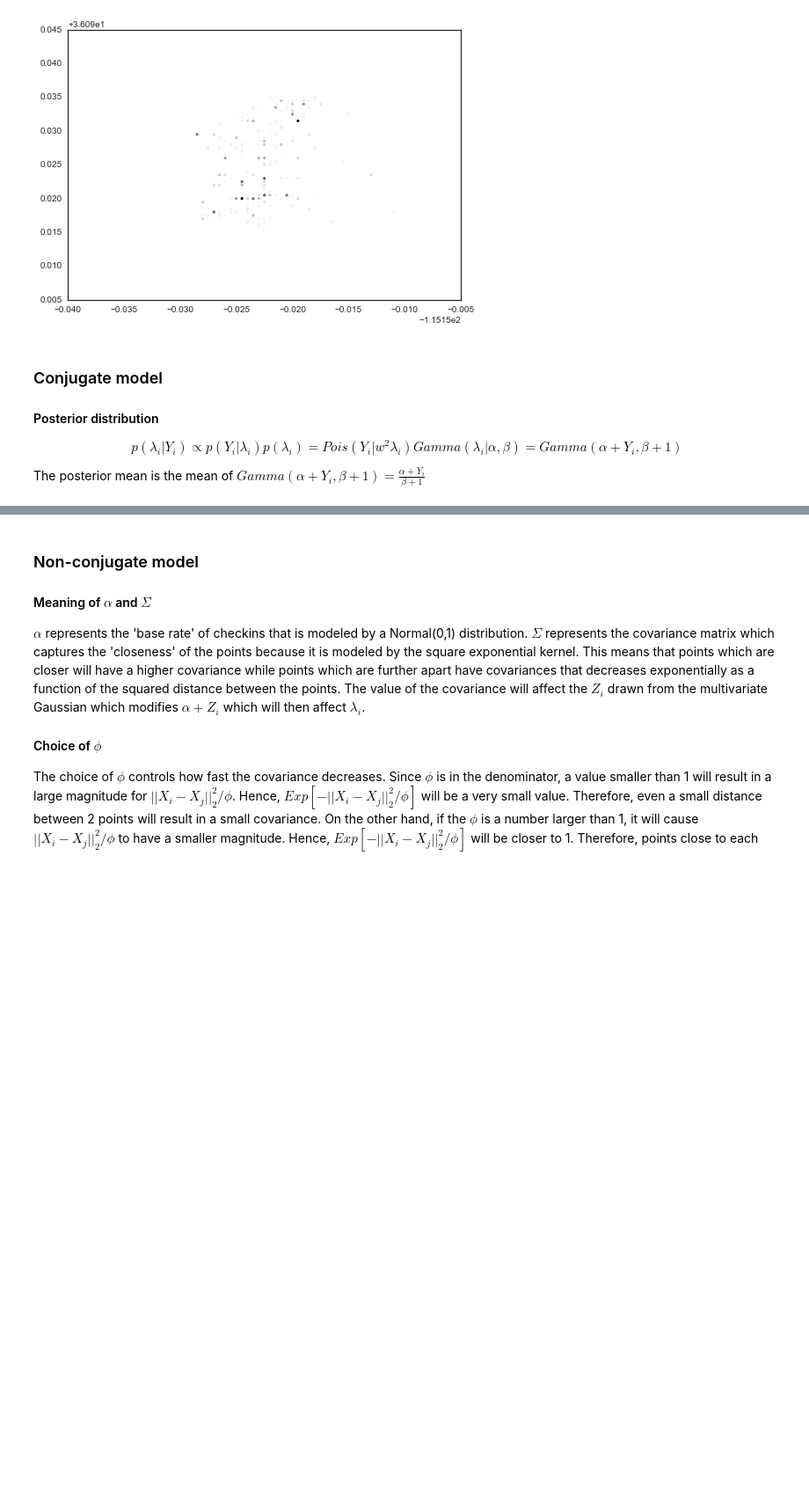
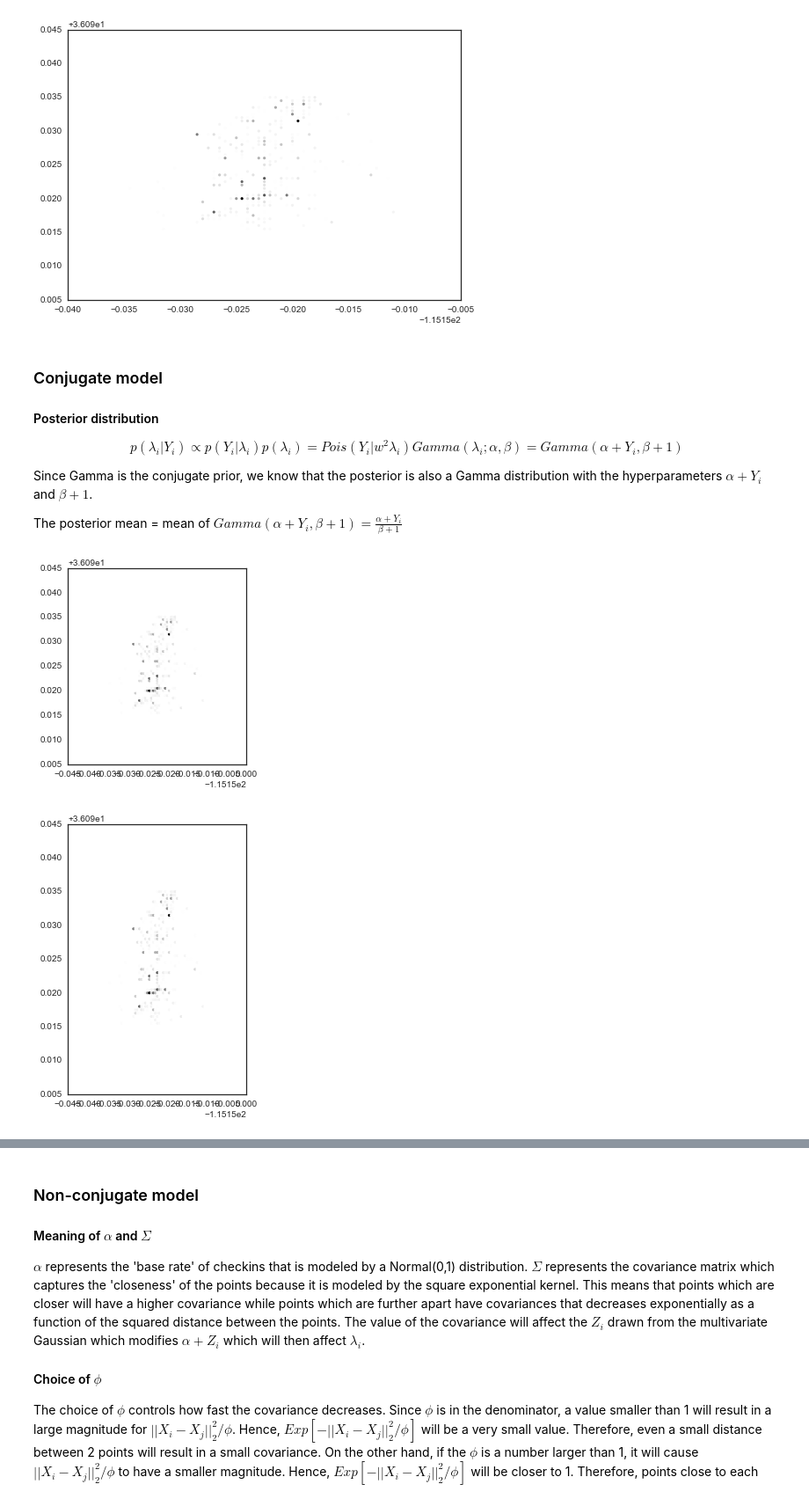
Before and after one commit to hanqingxu93/2016, a Jupyter notebook: Homework/AM207_JOSHUAMEI_HW4.ipynb, the cells around one changed output, grey strips where cells are left out. Shown: that part at 88% size. Saved outputs shown, nothing was run; the diff lists cells and outputs as text; code cells hidden in the pictures; blank space fills up the shorter version.

```diff
--- a/Homework/AM207_JOSHUAMEI_HW4.ipynb
+++ b/Homework/AM207_JOSHUAMEI_HW4.ipynb
@@ -136,19 +136,24 @@ def ess(Y, Sig,log_lik, N_mcmc, burn_in, N):
 
 #### Posterior distribution
 
-$$p(\lambda_i|Y_i) \propto p(Y_i|\lambda_i)p(\lambda_i) = Pois(Y_i|w^2\lambda_i)Gamma(\lambda_i|\alpha, \beta)=Gamma(\alpha+Y_i,\beta+1)$$
+$$p(\lambda_i|Y_i) \propto p(Y_i|\lambda_i)p(\lambda_i) = Pois(Y_i|w^2\lambda_i)Gamma(\lambda_i;\alpha, \beta)=Gamma(\alpha+Y_i,\beta+1)$$
 
-The posterior mean is the mean of $Gamma(\alpha+Y_i,\beta+1) = \frac{\alpha+Y_i}{\beta+1}$
+Since Gamma is the conjugate prior, we know that the posterior is also a Gamma distribution with the hyperparameters $\alpha+Y_i$ and $\beta+1$.
+
+The posterior mean = mean of $Gamma(\alpha+Y_i,\beta+1) = \frac{\alpha+Y_i}{\beta+1}$
 # %%
 alpha = 1.0
 beta = 0.1
 means = (alpha + checkins)/(beta+1)
-plt.figure(figsize=[16,12])
-plt.subplot(2,2,1)
+plt.figure(figsize=[8,4])
+plt.subplot(121)
 plot_checkins(means)
 
 alpha = 100
 beta = 100
 means = (alpha + checkins)/(beta+1)
-plt.subplot(2,2,2)
+plt.subplot(122)
 plot_checkins(means)
+# %% [output]
+[figure, added]
+[figure, added]
```
Also changed, not shown: parts of 26 cells of this notebook.
